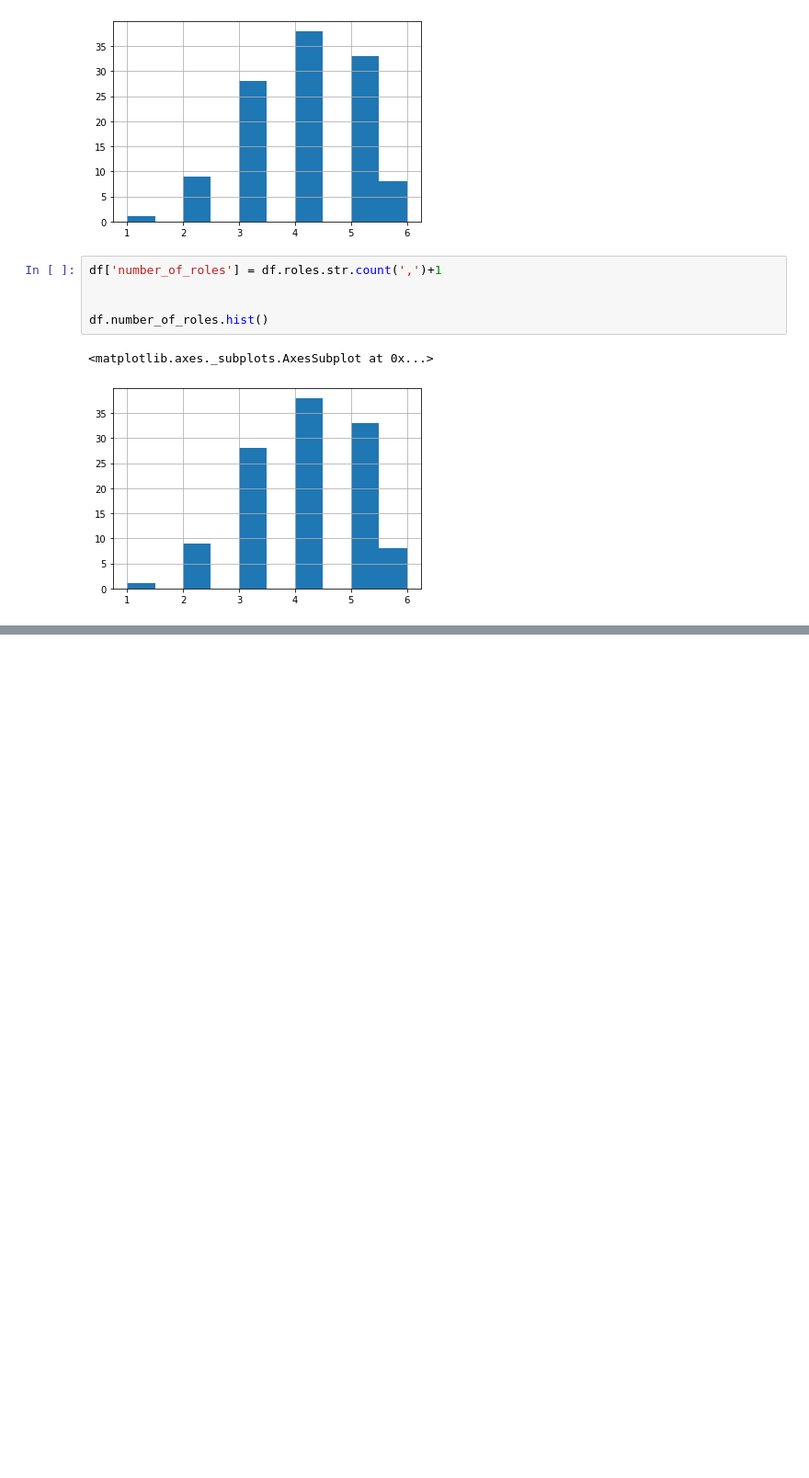
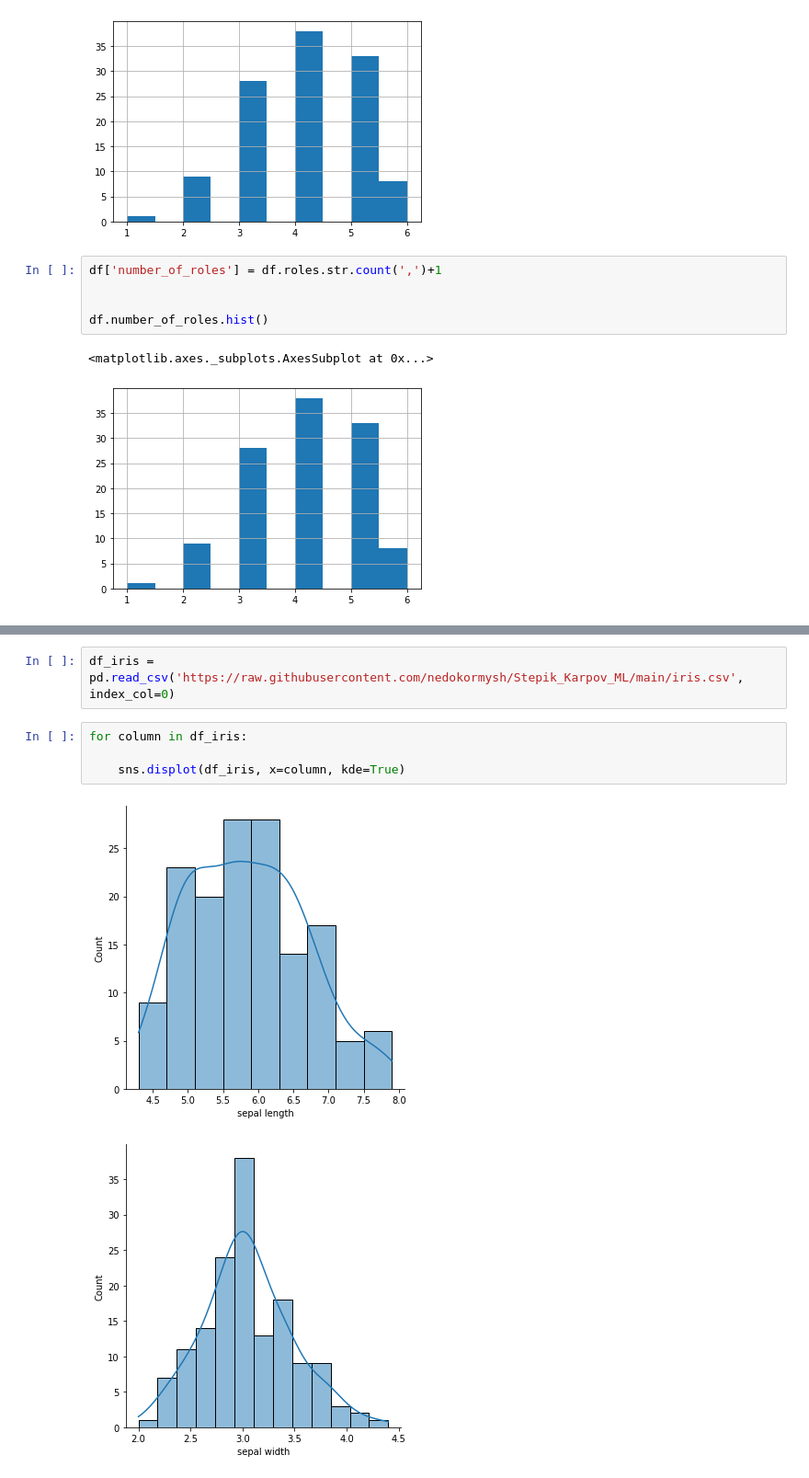
Before and after one commit to nedokormysh/Stepik_Karpov_ML, a Jupyter notebook: Stepik_visualization.ipynb, the cells around one changed output, grey strips where cells are left out. Shown at 92% size. Cells and saved outputs as stored; diff of their text form; blank space fills up the shorter version.

```diff
--- a/Stepik_visualization.ipynb
+++ b/Stepik_visualization.ipynb
@@ -222,0 +275,9 @@ df.number_of_roles.hist()
+# %%
+df_iris = pd.read_csv('https://raw.githubusercontent.com/nedokormysh/Stepik_Karpov_ML/main/iris.csv', index_col=0)
+# %%
+for column in df_iris:
+
+    sns.displot(df_iris, x=column, kde=True)
+# %% [output]
+[figure, added]
+[figure, added]
```
Also changed, not shown: parts of 21 cells of this notebook.
